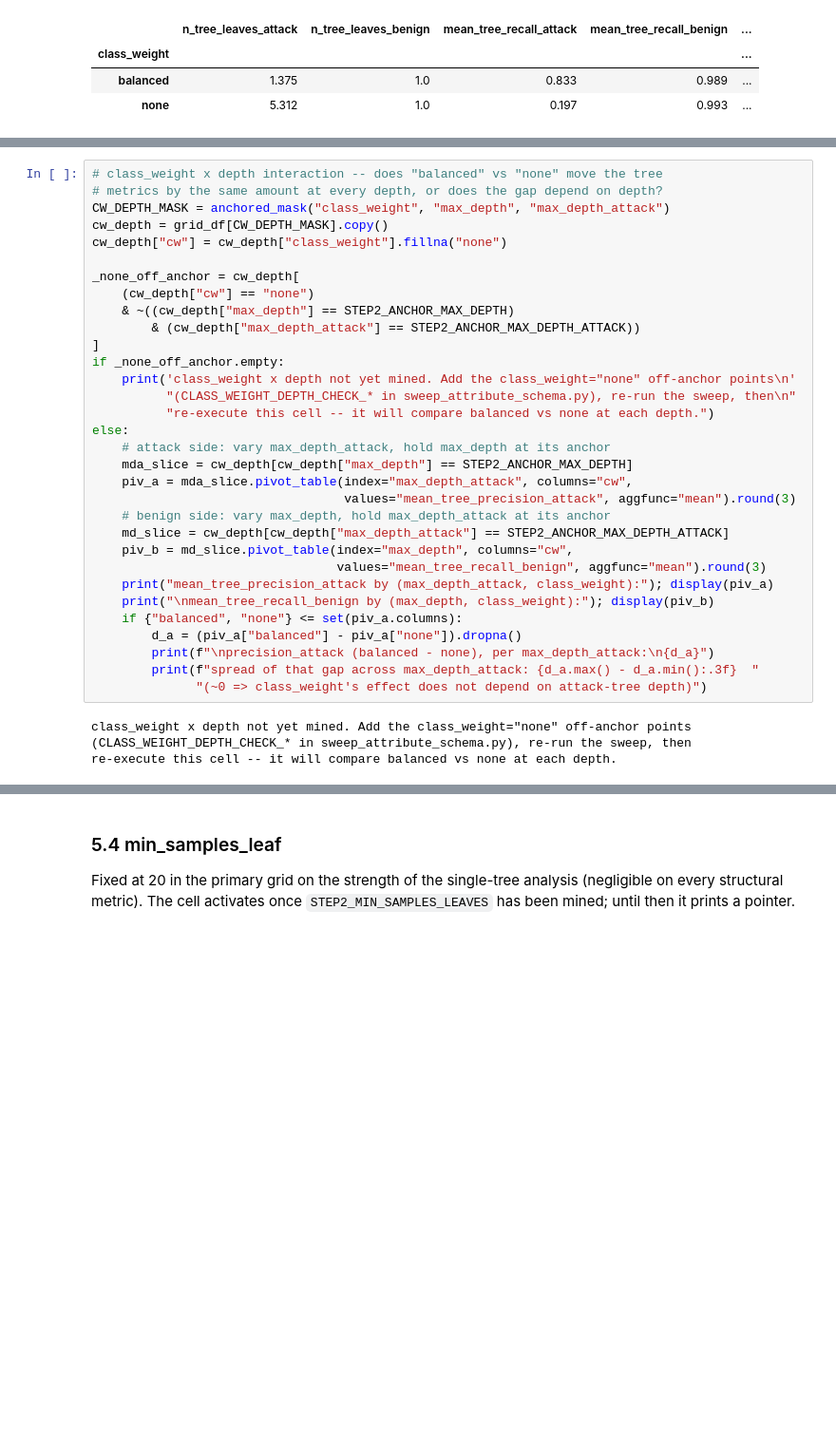
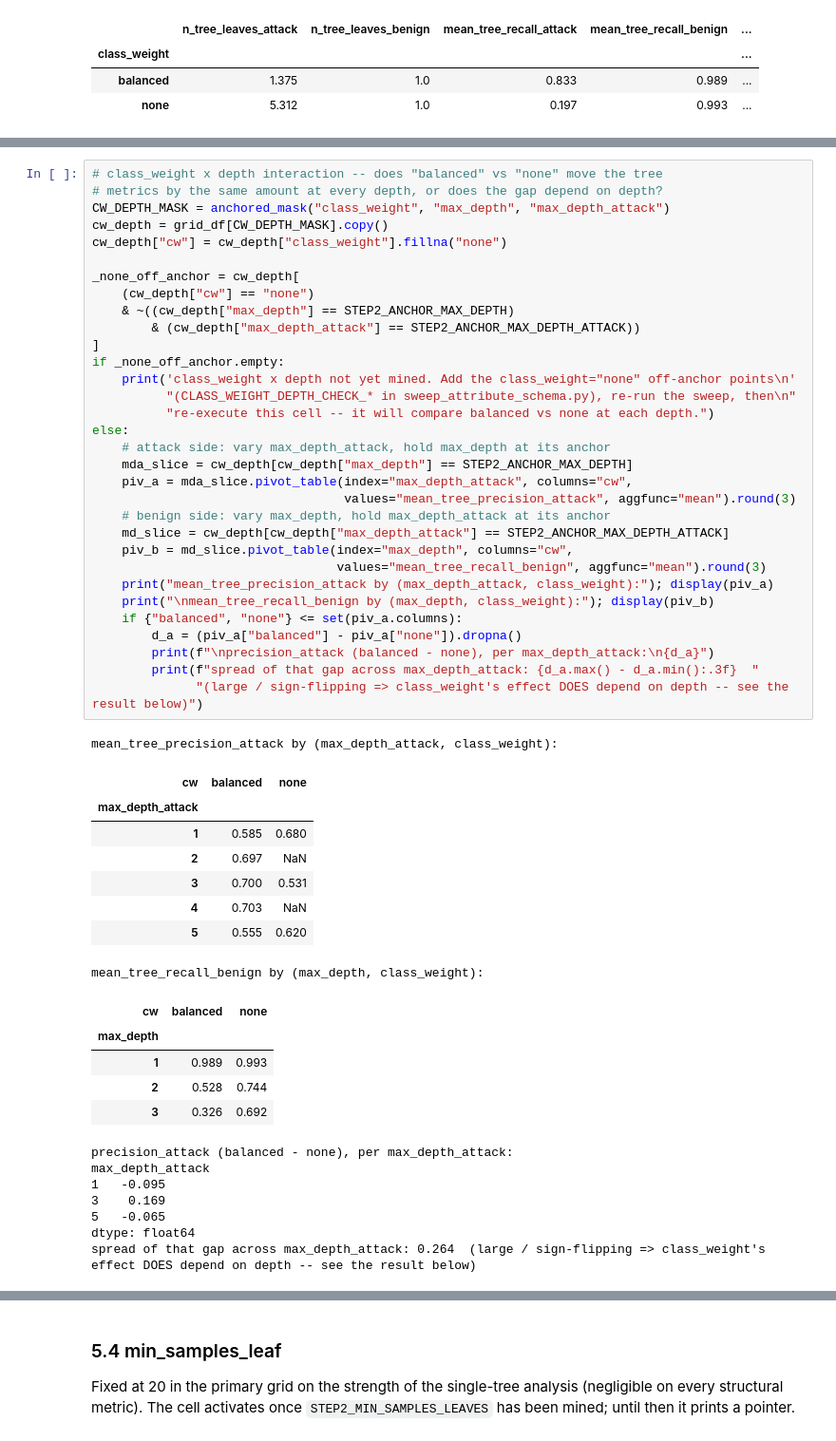
Before and after one commit to annaneliaa/msc-thesis, a Jupyter notebook: src/thesis/notebooks/mining/attribute_mining_sweep_eda.ipynb, the cells around one changed output, grey strips where cells are left out. Shown at 95% size. Saved outputs shown, nothing was run; the diff lists cells and outputs as text; blank space fills up the shorter version.

```diff
--- a/src/thesis/notebooks/mining/attribute_mining_sweep_eda.ipynb
+++ b/src/thesis/notebooks/mining/attribute_mining_sweep_eda.ipynb
@@ -1976,34 +1992,52 @@ it prints a pointer.
 # metrics by the same amount at every depth, or does the gap depend on depth?
 CW_DEPTH_MASK = anchored_mask("class_weight", "max_depth", "max_depth_attack")
 cw_depth = grid_df[CW_DEPTH_MASK].copy()
 cw_depth["cw"] = cw_depth["class_weight"].fillna("none")
 
 _none_off_anchor = cw_depth[
     (cw_depth["cw"] == "none")
     & ~((cw_depth["max_depth"] == STEP2_ANCHOR_MAX_DEPTH)
         & (cw_depth["max_depth_attack"] == STEP2_ANCHOR_MAX_DEPTH_ATTACK))
 ]
 if _none_off_anchor.empty:
     print('class_weight x depth not yet mined. Add the class_weight="none" off-anchor points\n'
           "(CLASS_WEIGHT_DEPTH_CHECK_* in sweep_attribute_schema.py), re-run the sweep, then\n"
           "re-execute this cell -- it will compare balanced vs none at each depth.")
 else:
     # attack side: vary max_depth_attack, hold max_depth at its anchor
     mda_slice = cw_depth[cw_depth["max_depth"] == STEP2_ANCHOR_MAX_DEPTH]
     piv_a = mda_slice.pivot_table(index="max_depth_attack", columns="cw",
                                   values="mean_tree_precision_attack", aggfunc="mean").round(3)
     # benign side: vary max_depth, hold max_depth_attack at its anchor
     md_slice = cw_depth[cw_depth["max_depth_attack"] == STEP2_ANCHOR_MAX_DEPTH_ATTACK]
     piv_b = md_slice.pivot_table(index="max_depth", columns="cw",
                                  values="mean_tree_recall_benign", aggfunc="mean").round(3)
     print("mean_tree_precision_attack by (max_depth_attack, class_weight):"); display(piv_a)
     print("\nmean_tree_recall_benign by (max_depth, class_weight):"); display(piv_b)
     if {"balanced", "none"} <= set(piv_a.columns):
         d_a = (piv_a["balanced"] - piv_a["none"]).dropna()
         print(f"\nprecision_attack (balanced - none), per max_depth_attack:\n{d_a}")
         print(f"spread of that gap across max_depth_attack: {d_a.max() - d_a.min():.3f}  "
-              "(~0 => class_weight's effect does not depend on attack-tree depth)")
+              "(large / sign-flipping => class_weight's effect DOES depend on depth -- see the result below)")
 # %% [output]
-class_weight x depth not yet mined. Add the class_weight="none" off-anchor points
-(CLASS_WEIGHT_DEPTH_CHECK_* in sweep_attribute_schema.py), re-run the sweep, then
-re-execute this cell -- it will compare balanced vs none at each depth.
+mean_tree_precision_attack by (max_depth_attack, class_weight):
+| cw | balanced | none |
+| max_depth_attack |  |  |
+| 1 | 0.585 | 0.680 |
+| 2 | 0.697 | NaN |
+| 3 | 0.700 | 0.531 |
+| 4 | 0.703 | NaN |
+| 5 | 0.555 | 0.620 |
+mean_tree_recall_benign by (max_depth, class_weight):
+| cw | balanced | none |
+| max_depth |  |  |
+| 1 | 0.989 | 0.993 |
+| 2 | 0.528 | 0.744 |
+| 3 | 0.326 | 0.692 |
+precision_attack (balanced - none), per max_depth_attack:
+max_depth_attack
+1   -0.095
+3    0.169
+5   -0.065
+dtype: float64
+spread of that gap across max_depth_attack: 0.264  (large / sign-flipping => class_weight's effect DOES depend on depth -- see the result below)
```
Also changed, not shown: parts of 14 cells of this notebook, 20 other files.
